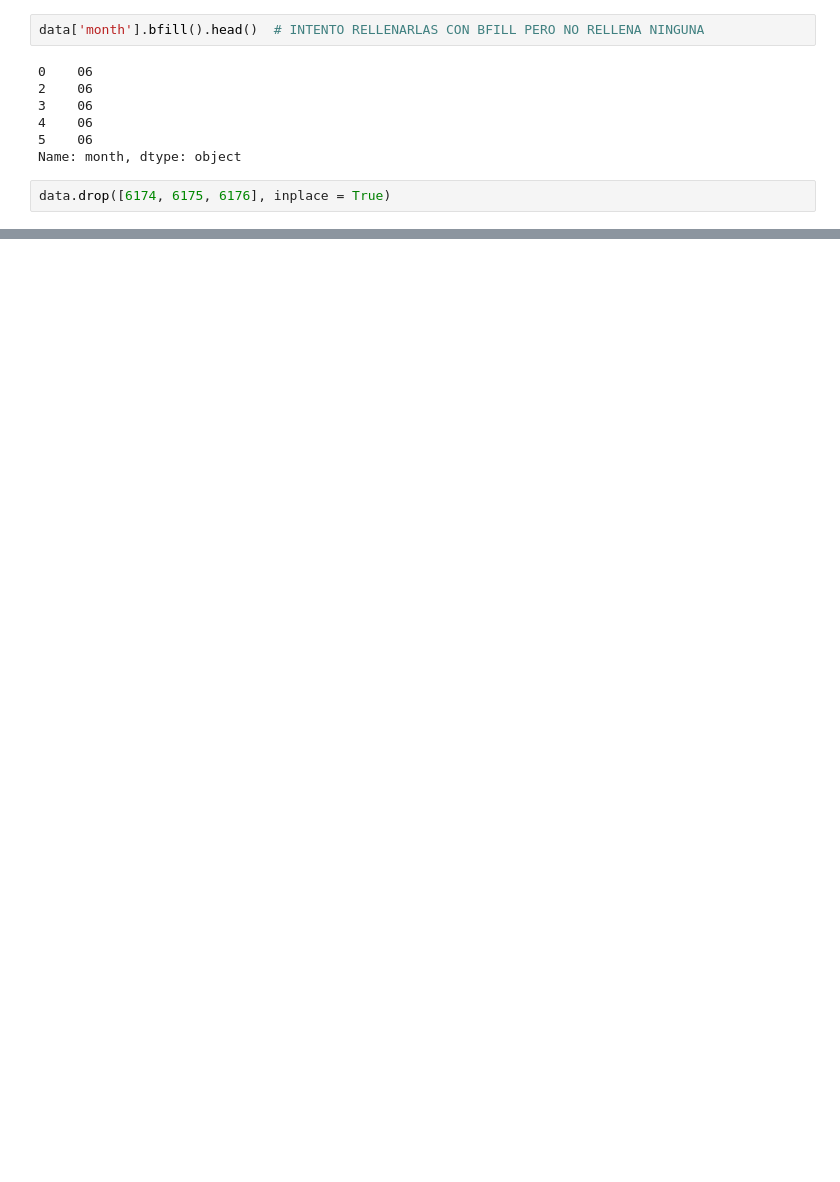
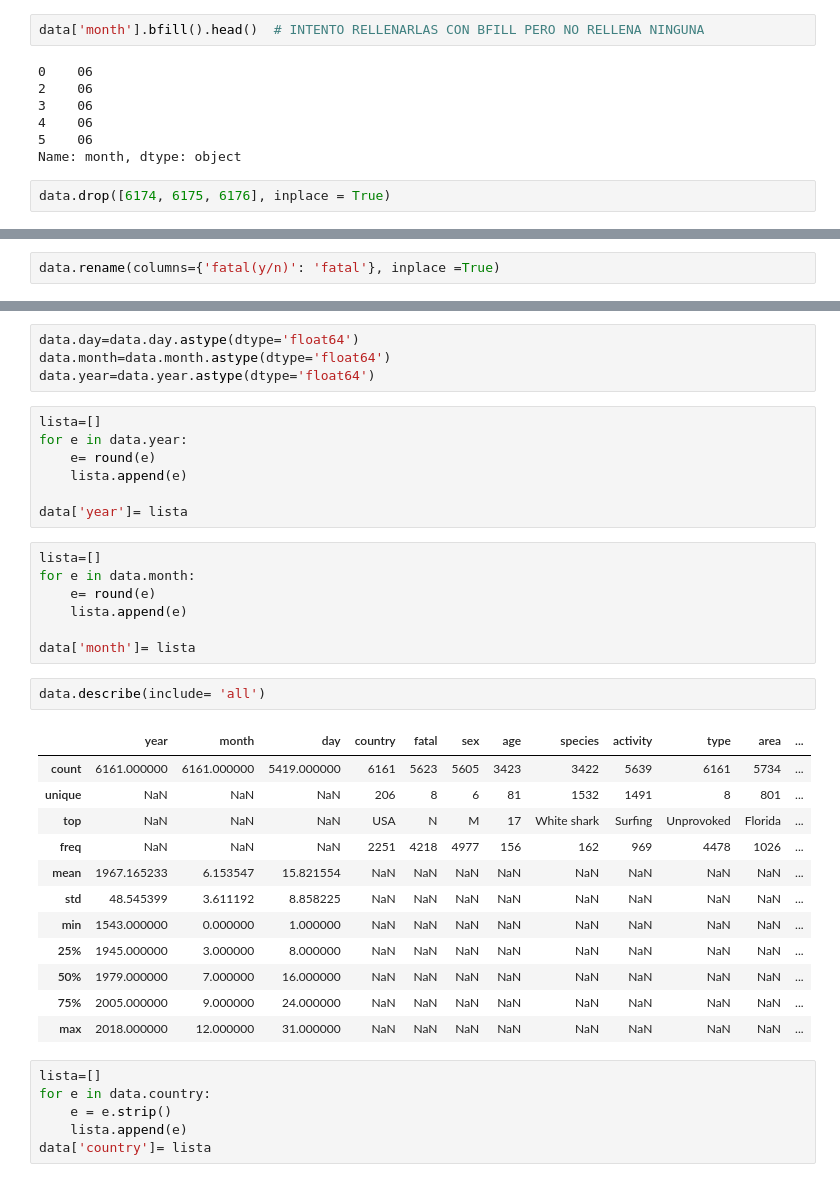
Before and after one commit to Barge7/SHARK, a Jupyter notebook: your_code.ipynb, the cells around one changed output, grey strips where cells are left out. Saved outputs shown, nothing was run; the diff lists cells and outputs as text; blank space fills up the shorter version.

```diff
--- a/your_code.ipynb
+++ b/your_code.ipynb
@@ -801,0 +944,2 @@ data.drop([6174, 6175, 6176], inplace = True)
+# %%
+data.rename(columns={'fatal(y/n)': 'fatal'}, inplace =True)
@@ -801,0 +964,39 @@ data.drop([6174, 6175, 6176], inplace = True)
+# %%
+data.day=data.day.astype(dtype='float64')
+data.month=data.month.astype(dtype='float64')
+data.year=data.year.astype(dtype='float64')
+# %%
+lista=[]
+for e in data.year:
+    e= round(e)
+    lista.append(e)
+
+data['year']= lista
+# %%
+lista=[]
+for e in data.month:
+    e= round(e)
+    lista.append(e)
+
+data['month']= lista
+# %%
+data.describe(include= 'all')
+# %% [output]
+|  | year | month | day | country | fatal | sex | age | species | activity | type | area | ... |
+| count | 6161.000000 | 6161.000000 | 5419.000000 | 6161 | 5623 | 5605 | 3423 | 3422 | 5639 | 6161 | 5734 | ... |
+| unique | NaN | NaN | NaN | 206 | 8 | 6 | 81 | 1532 | 1491 | 8 | 801 | ... |
+| top | NaN | NaN | NaN | USA | N | M | 17 | White shark | Surfing | Unprovoked | Florida | ... |
+| freq | NaN | NaN | NaN | 2251 | 4218 | 4977 | 156 | 162 | 969 | 4478 | 1026 | ... |
+| mean | 1967.165233 | 6.153547 | 15.821554 | NaN | NaN | NaN | NaN | NaN | NaN | NaN | NaN | ... |
+| std | 48.545399 | 3.611192 | 8.858225 | NaN | NaN | NaN | NaN | NaN | NaN | NaN | NaN | ... |
+| min | 1543.000000 | 0.000000 | 1.000000 | NaN | NaN | NaN | NaN | NaN | NaN | NaN | NaN | ... |
+| 25% | 1945.000000 | 3.000000 | 8.000000 | NaN | NaN | NaN | NaN | NaN | NaN | NaN | NaN | ... |
+| 50% | 1979.000000 | 7.000000 | 16.000000 | NaN | NaN | NaN | NaN | NaN | NaN | NaN | NaN | ... |
+| 75% | 2005.000000 | 9.000000 | 24.000000 | NaN | NaN | NaN | NaN | NaN | NaN | NaN | NaN | ... |
+| max | 2018.000000 | 12.000000 | 31.000000 | NaN | NaN | NaN | NaN | NaN | NaN | NaN | NaN | ... |
+# %%
+lista=[]
+for e in data.country:
+    e = e.strip()
+    lista.append(e)
+data['country']= lista
```
Also changed, not shown: parts of 33 cells of this notebook.
